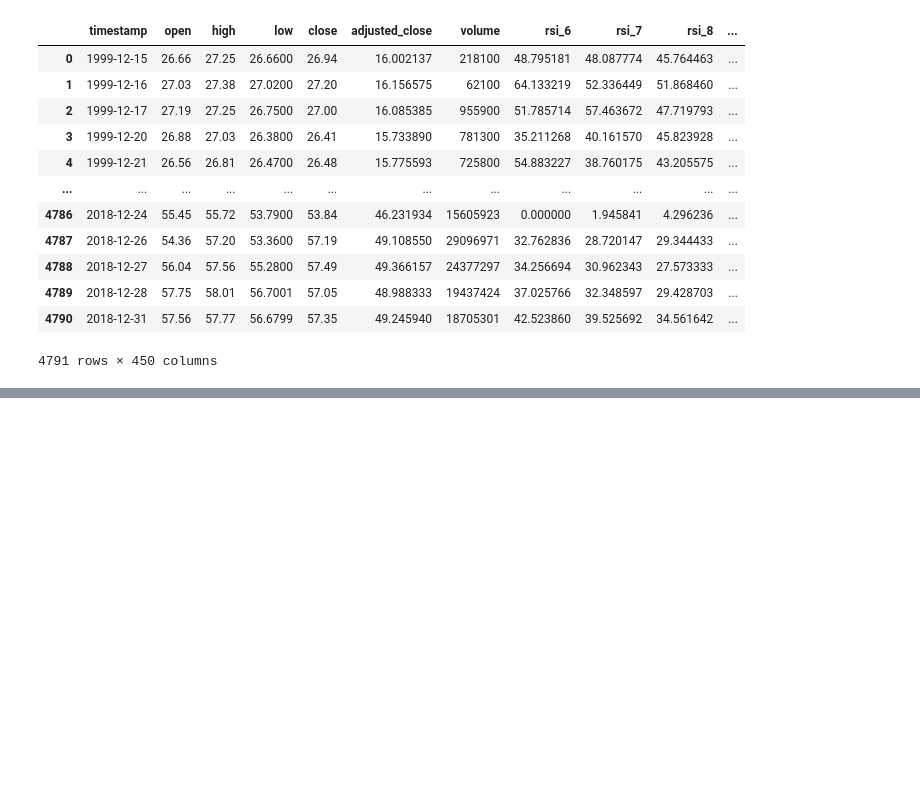
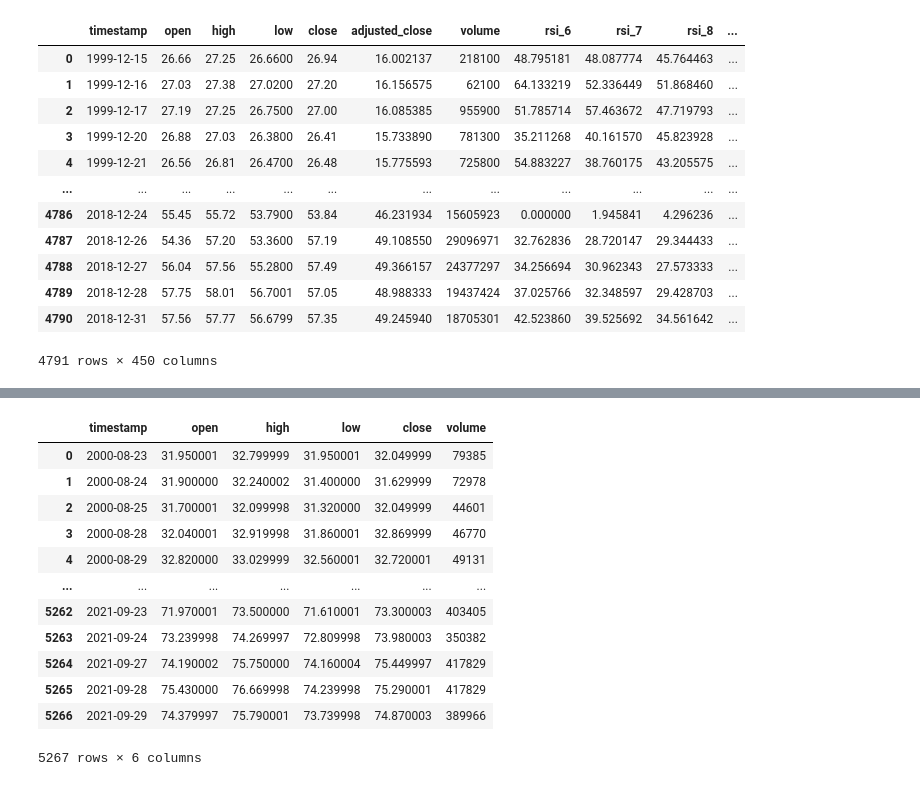
Before and after one commit to M5era/CNN-for-trading, a Jupyter notebook: playground.ipynb, the cells around one changed output, grey strips where cells are left out. Drawn from its saved outputs; the diff is of its cells as text; code cells hidden in the pictures; blank space fills up the shorter version.

```diff
--- a/playground.ipynb
+++ b/playground.ipynb
@@ -75,0 +88,24 @@ df
+# %%
+clf = yf.Ticker("CL=F")
+
+# get historical market data, here max is 5 years.
+clf = clf.history(period="max")
+clf.drop(axis = 1, columns = ['Dividends', 'Stock Splits'], inplace = True)
+clf.reset_index(inplace = True)
+clf = clf.rename(columns={'Date':'timestamp', 'Open':'open', 'High':'high', 'Low':'low', 'Close': 'close', 'Volume':'volume'})
+clf.set_index('timestamp')
+clf
+# %% [output]
+|  | timestamp | open | high | low | close | volume |
+| 0 | 2000-08-23 | 31.950001 | 32.799999 | 31.950001 | 32.049999 | 79385 |
+| 1 | 2000-08-24 | 31.900000 | 32.240002 | 31.400000 | 31.629999 | 72978 |
+| 2 | 2000-08-25 | 31.700001 | 32.099998 | 31.320000 | 32.049999 | 44601 |
+| 3 | 2000-08-28 | 32.040001 | 32.919998 | 31.860001 | 32.869999 | 46770 |
+| 4 | 2000-08-29 | 32.820000 | 33.029999 | 32.560001 | 32.720001 | 49131 |
+| ... | ... | ... | ... | ... | ... | ... |
+| 5262 | 2021-09-23 | 71.970001 | 73.500000 | 71.610001 | 73.300003 | 403405 |
+| 5263 | 2021-09-24 | 73.239998 | 74.269997 | 72.809998 | 73.980003 | 350382 |
+| 5264 | 2021-09-27 | 74.190002 | 75.750000 | 74.160004 | 75.449997 | 417829 |
+| 5265 | 2021-09-28 | 75.430000 | 76.669998 | 74.239998 | 75.290001 | 417829 |
+| 5266 | 2021-09-29 | 74.379997 | 75.790001 | 73.739998 | 74.870003 | 389966 |
+5267 rows × 6 columns
```
Also changed, not shown: parts of 14 cells of this notebook, 14 other files.
